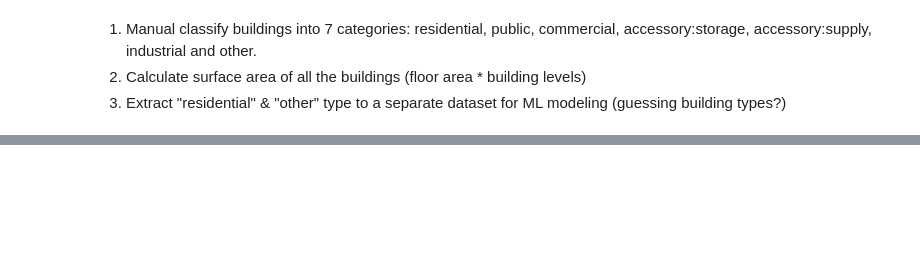
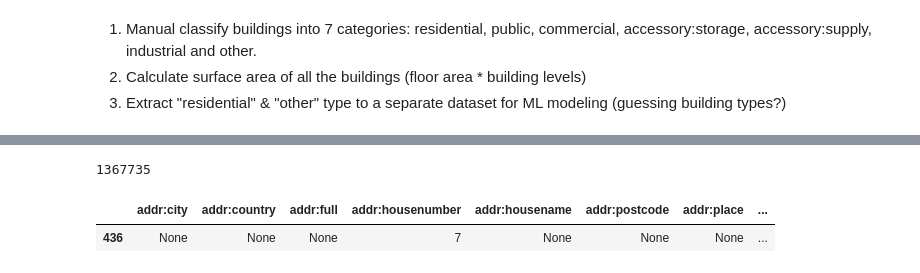
Before and after one commit to o0oBluePhoenixo0o/CheapAtlas, a Jupyter notebook: notebooks/2_data_preparation.ipynb, the cells around one changed output, grey strips where cells are left out. Drawn from its saved outputs; the diff is of its cells as text; code cells hidden in the pictures; blank space fills up the shorter version.

```diff
--- a/notebooks/2_data_preparation.ipynb
+++ b/notebooks/2_data_preparation.ipynb
@@ -33,7 +24,7 @@ Loading BokehJS ...
 # %%
 pd.set_option('display.max_rows', 10)
 pd.set_option('display.max_columns', None)
-# pd.set_option('display.width', None)
+pd.set_option('display.width', None)
 pd.set_option('display.max_colwidth', None)
 # %% [markdown]
 ## Read
@@ -104,0 +106,9 @@ gp.plot_buildings_plz(df, plz)
+# %%
+len(buildings)
+# %% [output]
+1367735
+# %%
+buildings[buildings.id == 17740278]
+# %% [output]
+|  | addr:city | addr:country | addr:full | addr:housenumber | addr:housename | addr:postcode | addr:place | ... |
+| 436 | None | None | None | 7 | None | None | None | ... |
```
Also changed, not shown: parts of 14 cells of this notebook, 8 other files.
